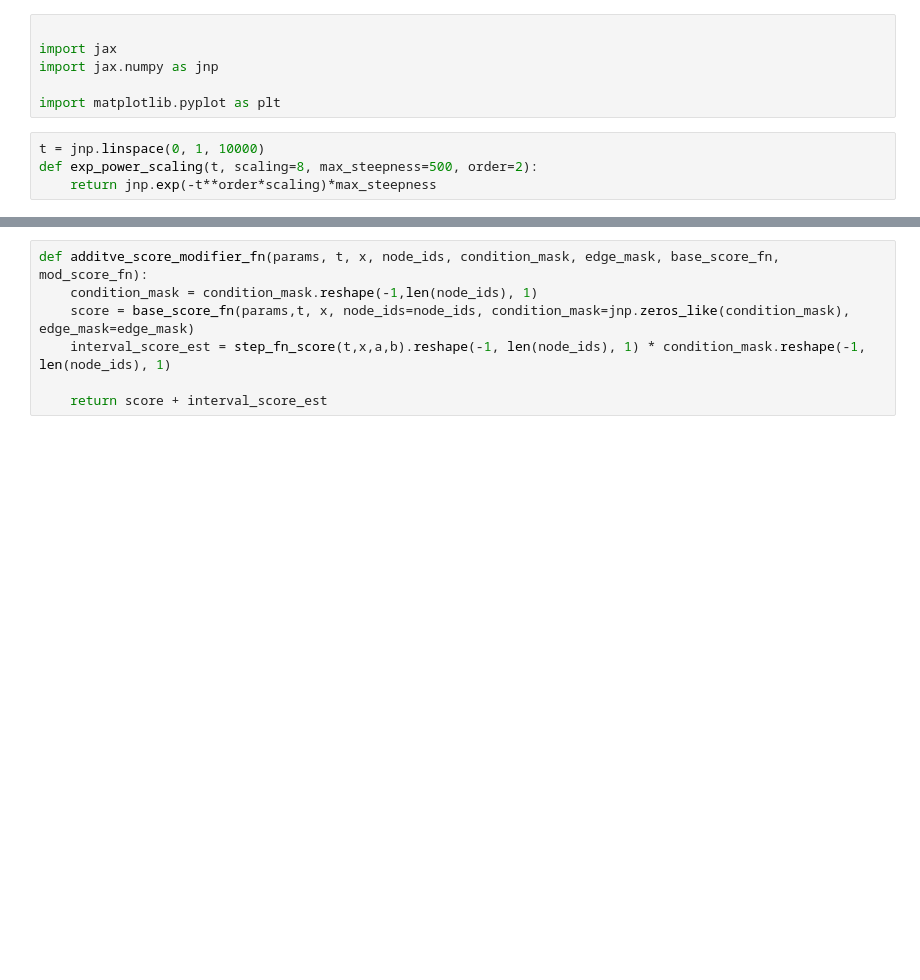
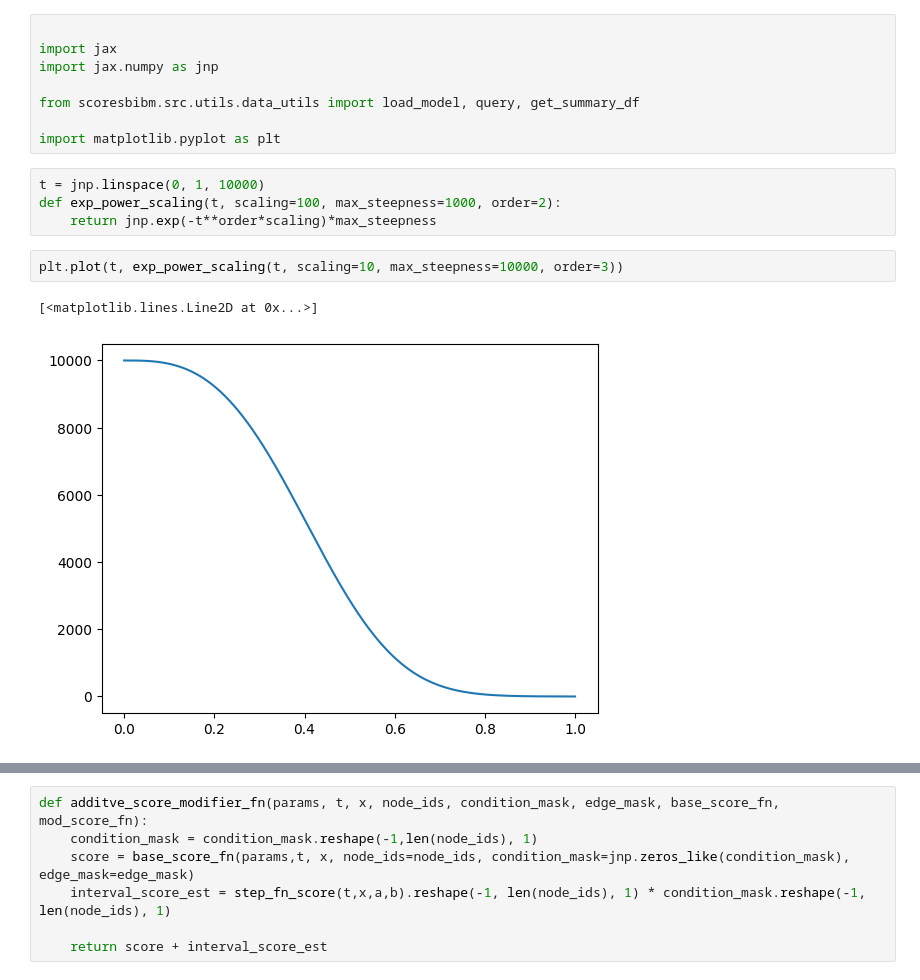
Before and after one commit to mackelab/probjax, a Jupyter notebook: scoresbibm/guidance_fn.ipynb, the cells around one changed output, grey strips where cells are left out. Drawn from its saved outputs; the diff is of its cells as text; blank space fills up the shorter version.

```diff
--- a/scoresbibm/guidance_fn.ipynb
+++ b/scoresbibm/guidance_fn.ipynb
@@ -3,11 +3,18 @@
 import jax
 import jax.numpy as jnp
 
+from scoresbibm.src.utils.data_utils import load_model, query, get_summary_df
+
 import matplotlib.pyplot as plt
 # %%
 t = jnp.linspace(0, 1, 10000)
-def exp_power_scaling(t, scaling=8, max_steepness=500, order=2):
+def exp_power_scaling(t, scaling=100, max_steepness=1000, order=2):
     return jnp.exp(-t**order*scaling)*max_steepness
+# %%
+plt.plot(t, exp_power_scaling(t, scaling=10, max_steepness=10000, order=3))
+# %% [output]
+[<matplotlib.lines.Line2D at 0x...>]
+[figure, added]
 # %%
 # Numerical stability! (Sigmoid is numerically unstable for large values)
 def log_step_fn(t,x,a,b, scaling_fn = exp_power_scaling):
```
Also changed, not shown: parts of 9 cells of this notebook, 25 other files.
